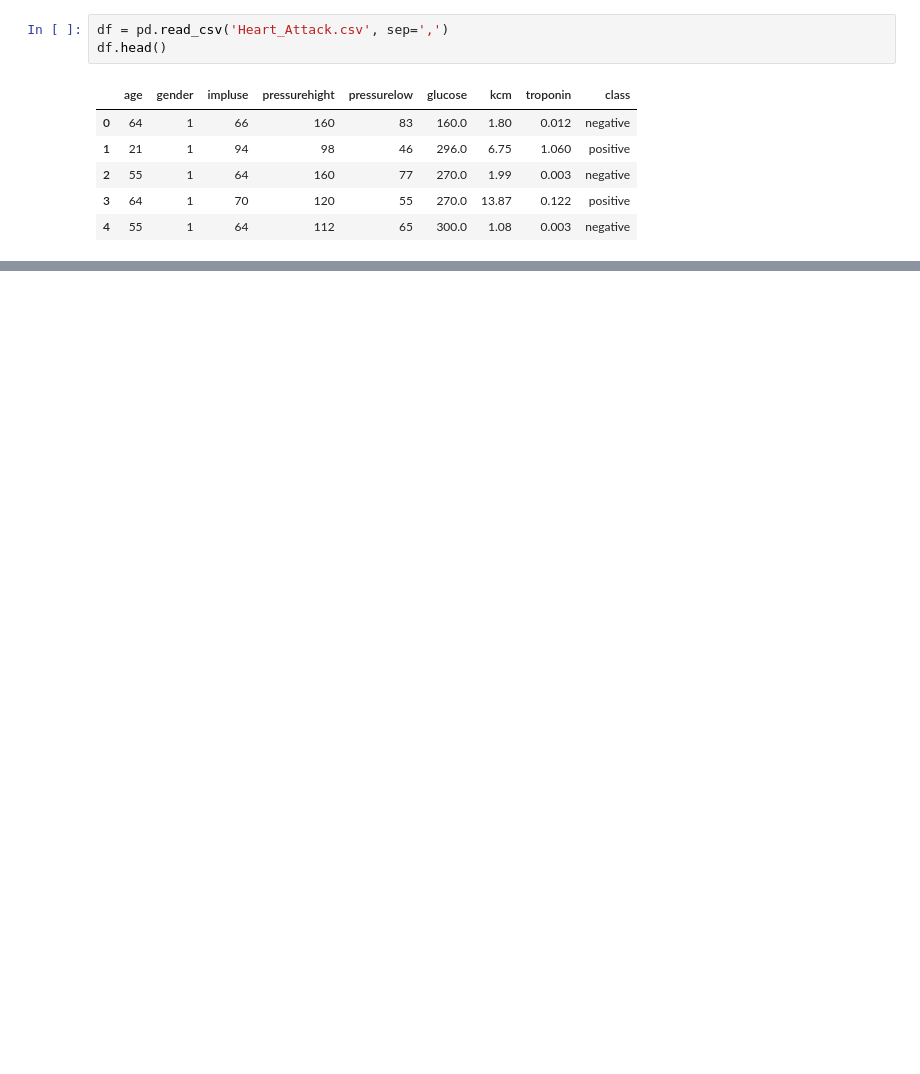
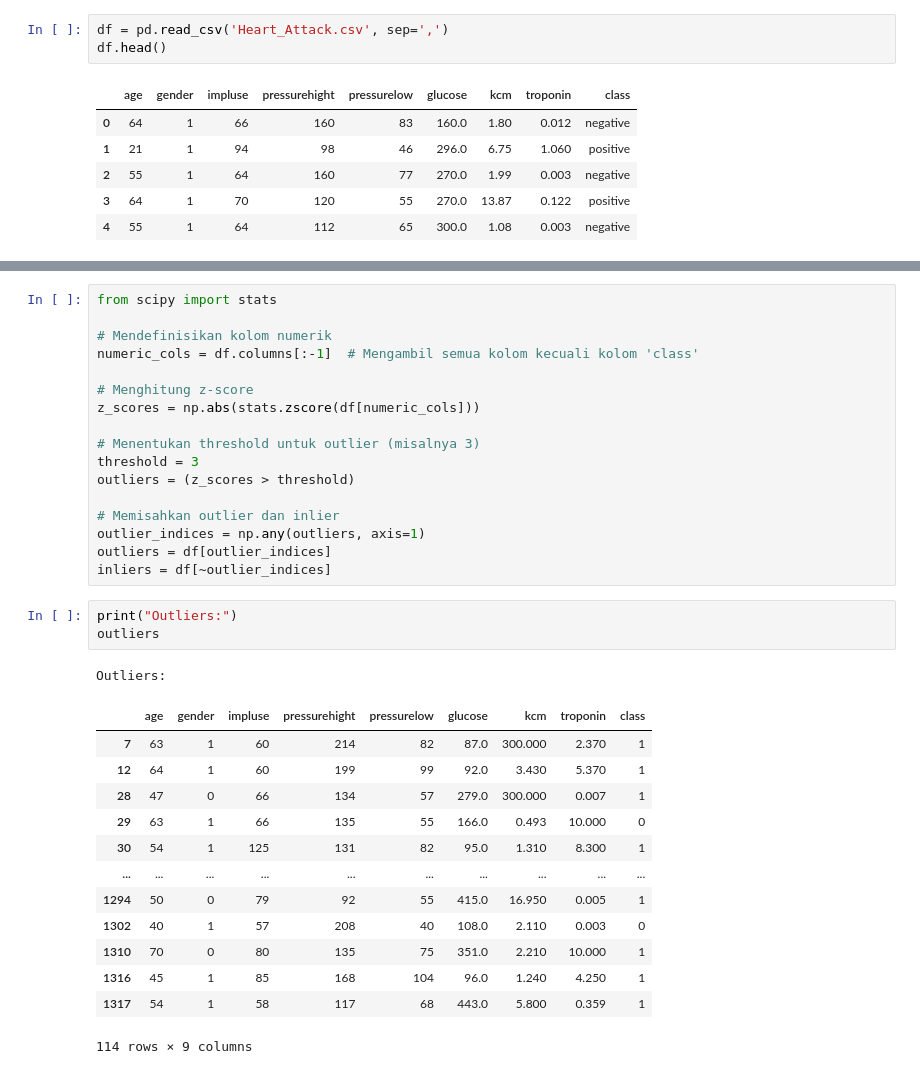
Before and after one commit to ZIDANIDROS/BelajarDataScience, a Jupyter notebook: 4522210012_husein_zidan_machine_learning_uts.ipynb, the cells around one changed output, grey strips where cells are left out. Cells and saved outputs as stored; diff of their text form; blank space fills up the shorter version.

```diff
--- a/4522210012_husein_zidan_machine_learning_uts.ipynb
+++ b/4522210012_husein_zidan_machine_learning_uts.ipynb
@@ -69,0 +114,35 @@ dtype: int64
+# %%
+from scipy import stats
+
+# Mendefinisikan kolom numerik
+numeric_cols = df.columns[:-1]  # Mengambil semua kolom kecuali kolom 'class'
+
+# Menghitung z-score
+z_scores = np.abs(stats.zscore(df[numeric_cols]))
+
+# Menentukan threshold untuk outlier (misalnya 3)
+threshold = 3
+outliers = (z_scores > threshold)
+
+# Memisahkan outlier dan inlier
+outlier_indices = np.any(outliers, axis=1)
+outliers = df[outlier_indices]
+inliers = df[~outlier_indices]
+# %%
+print("Outliers:")
+outliers
+# %% [output]
+Outliers:
+|  | age | gender | impluse | pressurehight | pressurelow | glucose | kcm | troponin | class |
+| 7 | 63 | 1 | 60 | 214 | 82 | 87.0 | 300.000 | 2.370 | 1 |
+| 12 | 64 | 1 | 60 | 199 | 99 | 92.0 | 3.430 | 5.370 | 1 |
+| 28 | 47 | 0 | 66 | 134 | 57 | 279.0 | 300.000 | 0.007 | 1 |
+| 29 | 63 | 1 | 66 | 135 | 55 | 166.0 | 0.493 | 10.000 | 0 |
+| 30 | 54 | 1 | 125 | 131 | 82 | 95.0 | 1.310 | 8.300 | 1 |
+| ... | ... | ... | ... | ... | ... | ... | ... | ... | ... |
+| 1294 | 50 | 0 | 79 | 92 | 55 | 415.0 | 16.950 | 0.005 | 1 |
+| 1302 | 40 | 1 | 57 | 208 | 40 | 108.0 | 2.110 | 0.003 | 0 |
+| 1310 | 70 | 0 | 80 | 135 | 75 | 351.0 | 2.210 | 10.000 | 1 |
+| 1316 | 45 | 1 | 85 | 168 | 104 | 96.0 | 1.240 | 4.250 | 1 |
+| 1317 | 54 | 1 | 58 | 117 | 68 | 443.0 | 5.800 | 0.359 | 1 |
+114 rows × 9 columns
```
Also changed, not shown: parts of 10 cells of this notebook.
